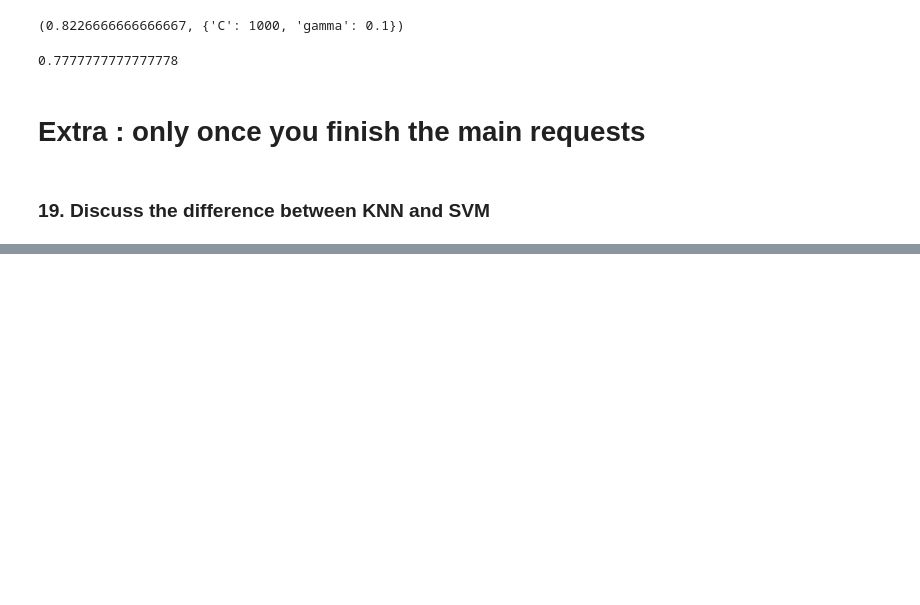
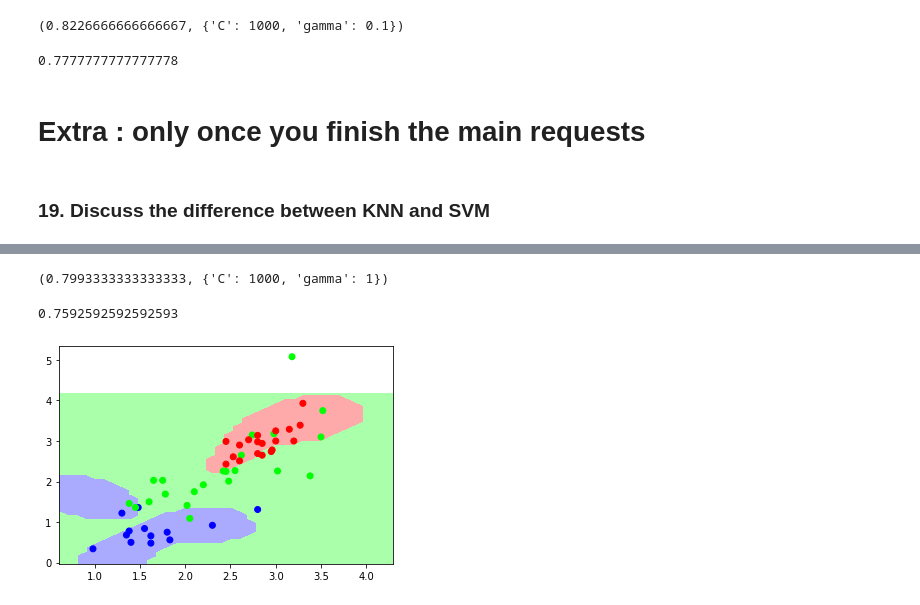
Before and after one commit to Barrel-Titor/homework-MLDL, a Jupyter notebook: Homework1/Homework1.ipynb, the cells around one changed output, grey strips where cells are left out. Drawn from its saved outputs; the diff is of its cells as text; code cells hidden in the pictures; blank space fills up the shorter version.

```diff
--- a/Homework1/Homework1.ipynb
+++ b/Homework1/Homework1.ipynb
@@ -390,0 +404,4 @@ grid.score(X_test, y_test)
+# %%
+X_train, X_test, y_train, y_test = train_test_split(
+    data, target, test_size=0.3, random_state=0
+)
@@ -390,0 +412,9 @@ grid.score(X_test, y_test)
+# %%
+params = {
+    "gamma": [1e-5, 1e-4, 1e-3, 1e-2, 0.1, 1],
+    "C": [0.1, 1, 10, 100, 1000]
+}
+# %%
+grid = GridSearchCV(svm.SVC(), params, cv=5)
+# %%
+grid.fit(X_train, y_train)
@@ -390,0 +434,12 @@ grid.score(X_test, y_test)
+# %%
+grid.best_score_, grid.best_params_
+# %% [output]
+(0.7993333333333333, {'C': 1000, 'gamma': 1})
+# %%
+grid.score(X_test, y_test)
+# %% [output]
+0.7592592592592593
+# %%
+plot_boundary(grid.best_estimator_, X_test, y_test)
+# %% [output]
+[figure, added]
```
Also changed, not shown: parts of 11 cells of this notebook, 3 other files.
